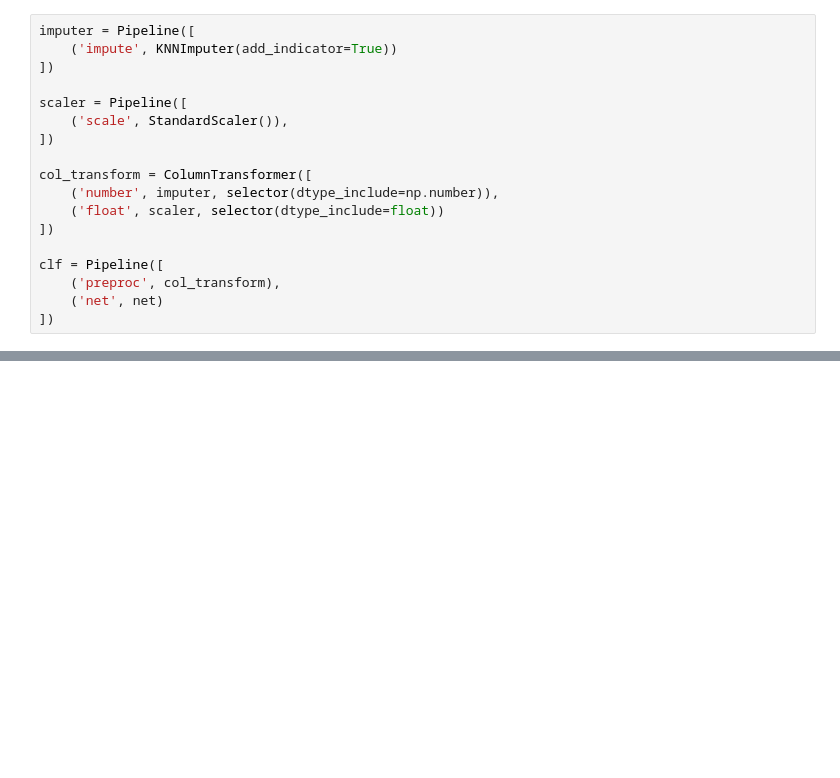
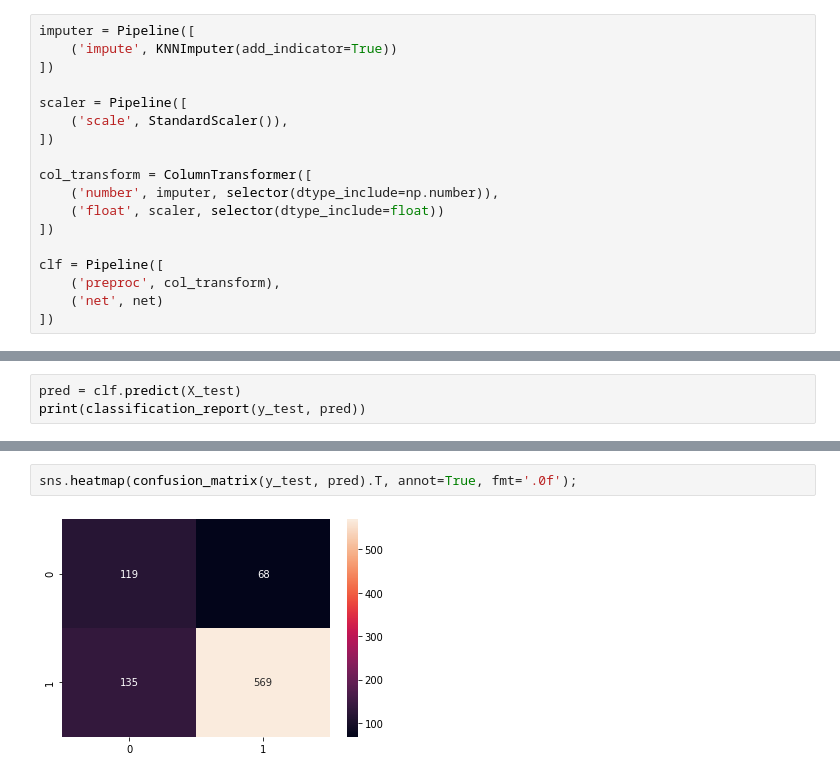
Before and after one commit to MathGuim/tcc, a Jupyter notebook: notebooks/tabular.ipynb, the cells around one changed output, grey strips where cells are left out. Cells and saved outputs as stored; diff of their text form; blank space fills up the shorter version.

```diff
--- a/notebooks/tabular.ipynb
+++ b/notebooks/tabular.ipynb
@@ -159,0 +168,3 @@ emb_szs
+# %%
+pred = clf.predict(X_test)
+print(classification_report(y_test, pred))
@@ -159,0 +180,4 @@ emb_szs
+# %%
+sns.heatmap(confusion_matrix(y_test, pred).T, annot=True, fmt='.0f');
+# %% [output]
+[figure, added]
```
Also changed, not shown: parts of 14 cells of this notebook, 16 other files.
